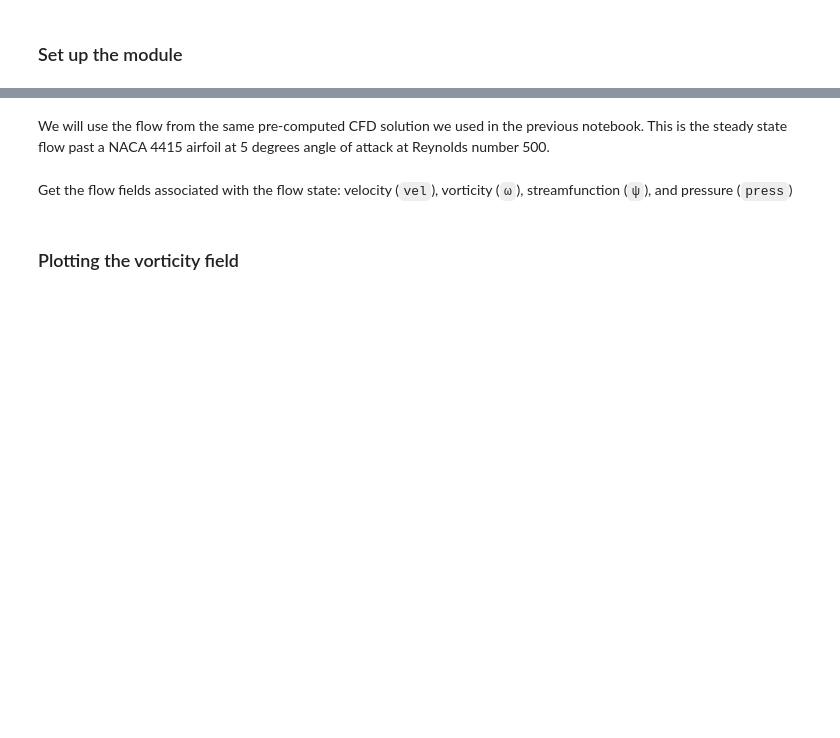
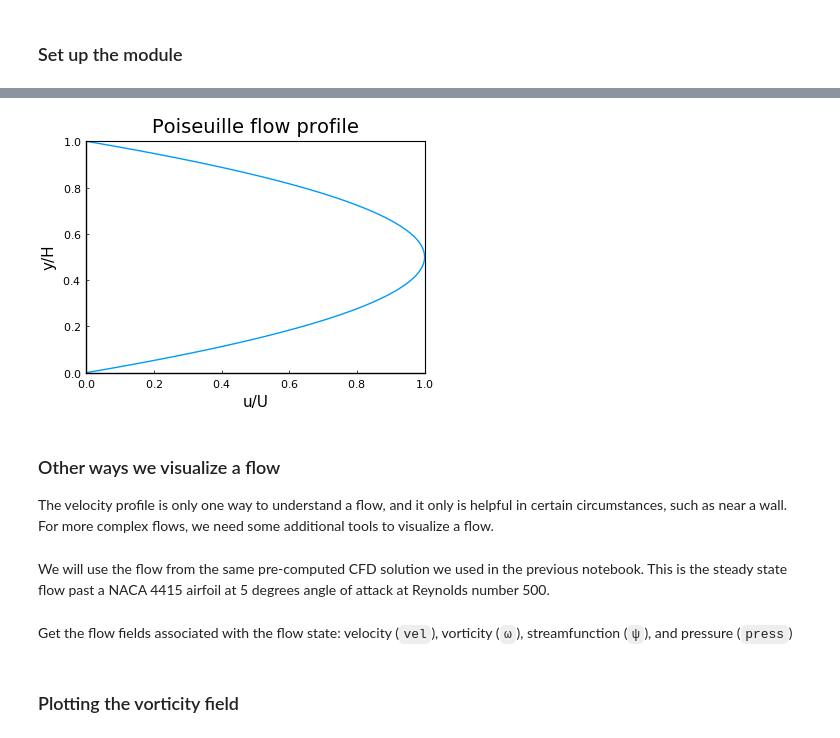
Before and after one commit to UCLAMAEThreads/MAE150A, a Jupyter notebook: notebook/1.2-PlottingFlowFields.ipynb, the cells around one changed output, grey strips where cells are left out. Drawn from its saved outputs; the diff is of its cells as text; code cells hidden in the pictures; blank space fills up the shorter version.

```diff
--- a/notebook/1.2-PlottingFlowFields.ipynb
+++ b/notebook/1.2-PlottingFlowFields.ipynb
@@ -19,3 +55,10 @@ using Plots
+# %%
+plot(u_pois.(y),y,xlims=(0,1),ylims=(0,1),xguide="u/U",yguide="y/H",framestyle=:box,title="Poiseuille flow profile")
+# %% [output]
+[figure, added]
+# %% [markdown]
+### Other ways we visualize a flow
+The velocity profile is only one way to understand a flow, and it only is helpful in certain circumstances, such as near a wall. For more complex flows, we need some additional tools to visualize a flow.
 # %% [markdown]
 We will use the flow from the same pre-computed CFD solution we used in the previous notebook. This is the steady state flow past a NACA 4415 airfoil at 5 degrees angle of attack at Reynolds number 500.
 # %%
```
Also changed, not shown: parts of 13 cells of this notebook, 6 other files.
